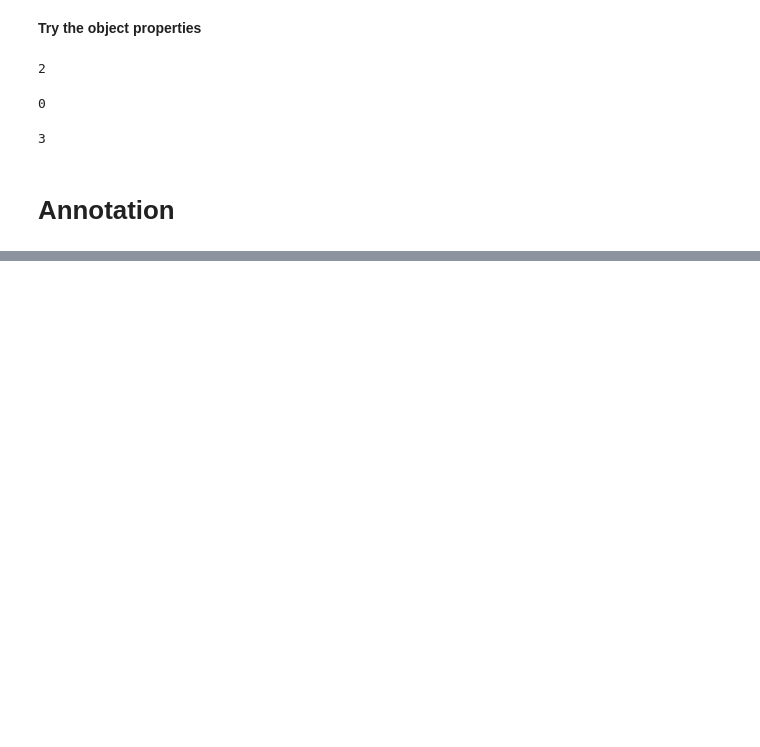
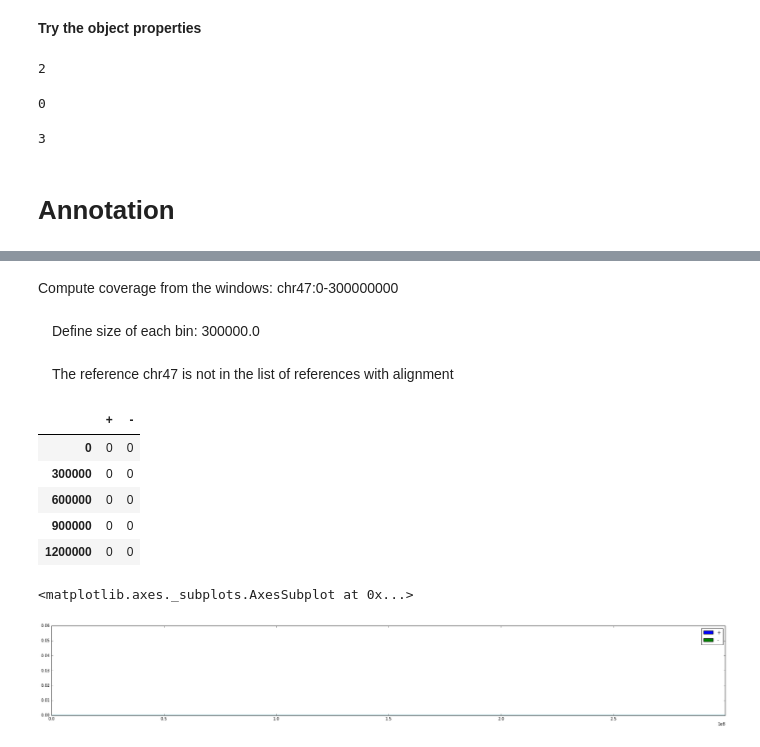
Before and after one commit to a-slide/JupyterGenoViewer, a Jupyter notebook: JGV/JGV_Test_Notebook.ipynb, the cells around one changed output, grey strips where cells are left out. Cells and saved outputs as stored; diff of their text form; code cells hidden in the pictures; blank space fills up the shorter version.

```diff
--- a/JGV/JGV_Test_Notebook.ipynb
+++ b/JGV/JGV_Test_Notebook.ipynb
@@ -448,0 +873,16 @@ class Annotation(builtins.object)
+# %%
+df = a.interval_coverage(refid="chr47", start=0, end=300000000, bins=1000, bin_repr_fun='max')
+display(df.head(5))
+df.plot.area(figsize=(30, 4))
+# %% [output]
+Compute coverage from the windows: chr47:0-300000000
+Define size of each bin: 300000.0
+The reference chr47 is not in the list of references with alignment
+|  | + | - |
+| 0 | 0 | 0 |
+| 300000 | 0 | 0 |
+| 600000 | 0 | 0 |
+| 900000 | 0 | 0 |
+| 1200000 | 0 | 0 |
+<matplotlib.axes._subplots.AxesSubplot at 0x...>
+[figure, added]
```
Also changed, not shown: parts of 63 cells of this notebook, 10 other files.
